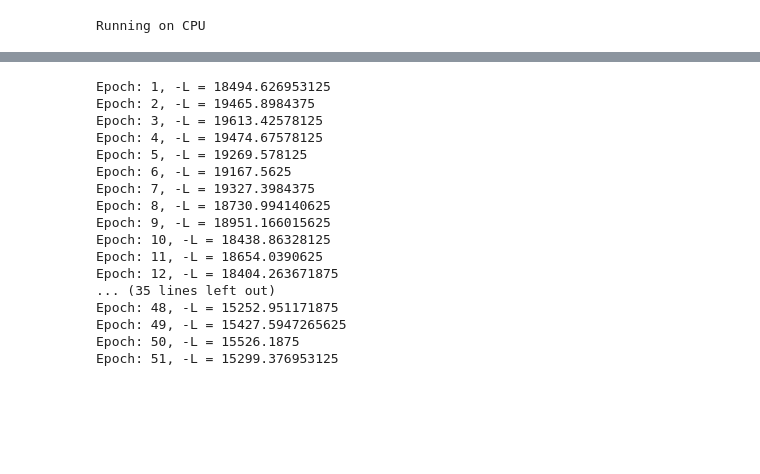
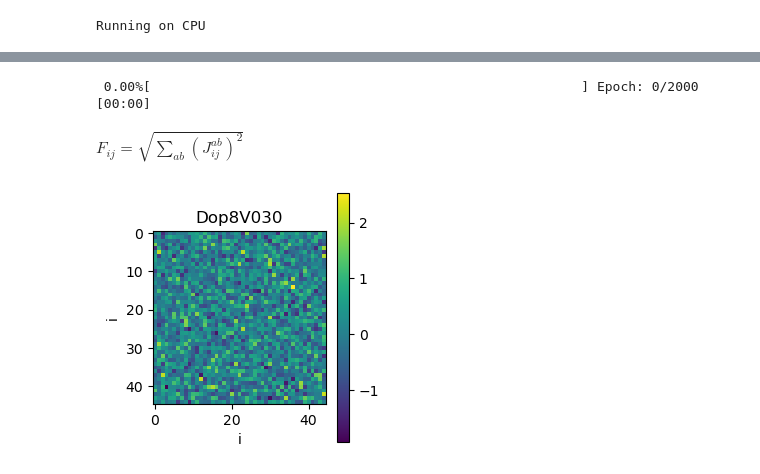
Before and after one commit to stecrotti/Aptamer2025py, a Jupyter notebook: prova.ipynb, the cells around one changed output, grey strips where cells are left out. Drawn from its saved outputs; the diff is of its cells as text; code cells hidden in the pictures; blank space fills up the shorter version.

```diff
--- a/prova.ipynb
+++ b/prova.ipynb
@@ -234,21 +260,9 @@ n_rounds = len(data_loaders)
 chains = init_chains(n_rounds, n_chains, L, q, device)
 # %%
-train(model, data_loaders, chains, n_sweeps, lr, max_epochs)
+n_sweeps = 10
+lr = 0.01
+max_epochs = 2000
+
+train(model, data_loaders, chains, n_sweeps, lr, max_epochs, history=history)
 # %% [output]
-Epoch: 1, -L = 18494.626953125
-Epoch: 2, -L = 19465.8984375
-Epoch: 3, -L = 19613.42578125
-Epoch: 4, -L = 19474.67578125
-Epoch: 5, -L = 19269.578125
-Epoch: 6, -L = 19167.5625
-Epoch: 7, -L = 19327.3984375
-Epoch: 8, -L = 18730.994140625
-Epoch: 9, -L = 18951.166015625
-Epoch: 10, -L = 18438.86328125
-Epoch: 11, -L = 18654.0390625
-Epoch: 12, -L = 18404.263671875
-... (35 lines left out)
-Epoch: 48, -L = 15252.951171875
-Epoch: 49, -L = 15427.5947265625
-Epoch: 50, -L = 15526.1875
-Epoch: 51, -L = 15299.376953125
+ 0.00%[                                                       ] Epoch: 0/2000 [00:00]
@@ -254,0 +288,14 @@ Epoch: 51, -L = 15299.376953125
+# %%
+from IPython.display import display, Latex
+
+pl, ax = plt.subplots(figsize=(3,3))
+F = selex_dca.get_contact_map(potts_zerosum.J.detach())
+im = ax.imshow(F)
+ax.set_xlabel("i"); ax.set_ylabel("i")
+ax.set_title(experiment_id)
+plt.colorbar(im)
+plt.tight_layout()
+display(Latex("$F_{ij}=\\sqrt {\\sum_{ab}(J_{ij}^{ab})^2}$"))
+# %% [output]
+$F_{ij}=\sqrt {\sum_{ab}(J_{ij}^{ab})^2}$
+[figure, added]
```
Also changed, not shown: parts of 10 cells of this notebook, 8 other files.
